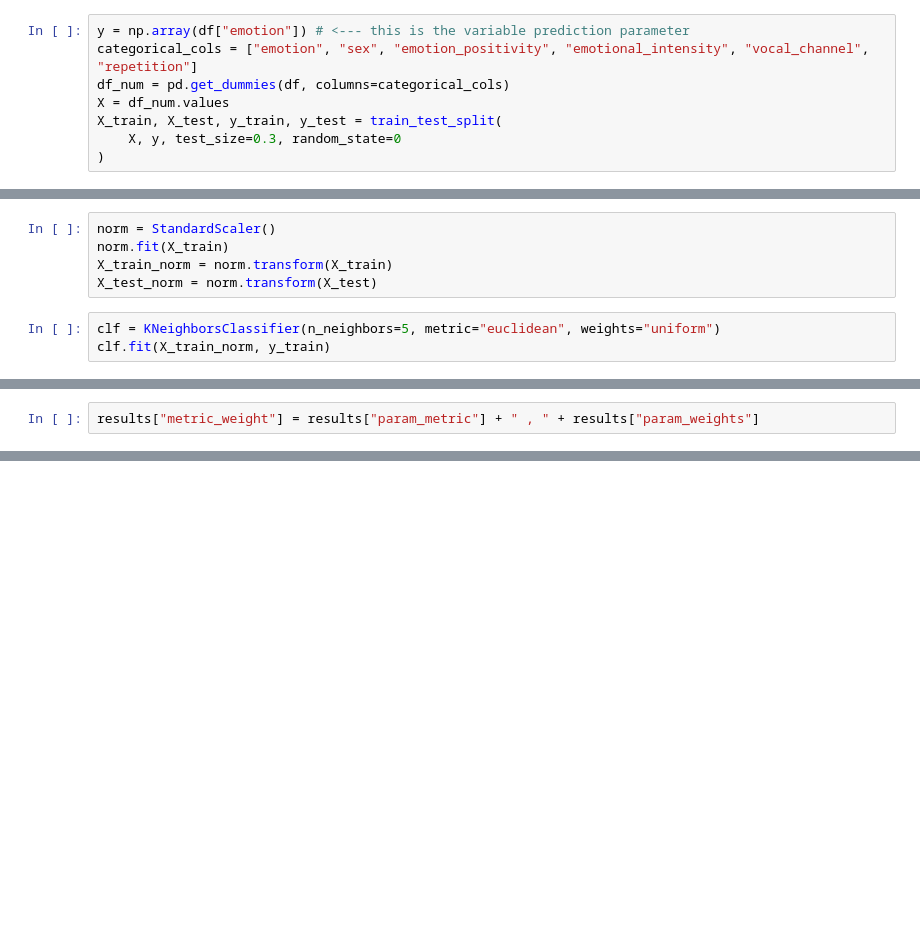
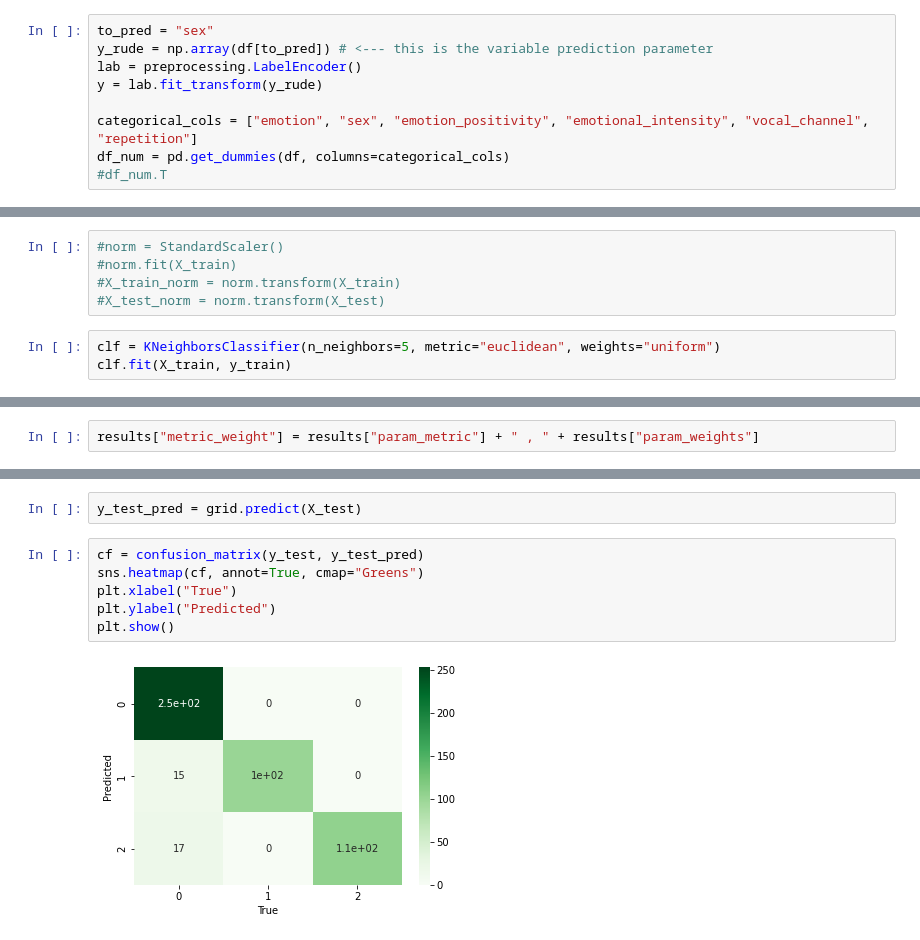
Before and after one commit to Claudio-95/DM22-23, a Jupyter notebook: Project_2nd_Napo.ipynb, the cells around one changed output, grey strips where cells are left out. Saved outputs shown, nothing was run; the diff lists cells and outputs as text; blank space fills up the shorter version.

```diff
--- a/Project_2nd_Napo.ipynb
+++ b/Project_2nd_Napo.ipynb
@@ -66,10 +54,11 @@ df["emotion_positivity"] = df["emotion"].map(get_emotion_positivity)
 ### To Predict
 emotion - emotion positivity - sex - emotional intensity
 # %%
-y = np.array(df["emotion"]) # <--- this is the variable prediction parameter
+to_pred = "sex"
+y_rude = np.array(df[to_pred]) # <--- this is the variable prediction parameter
+lab = preprocessing.LabelEncoder()
+y = lab.fit_transform(y_rude)
+
 categorical_cols = ["emotion", "sex", "emotion_positivity", "emotional_intensity", "vocal_channel", "repetition"]
 df_num = pd.get_dummies(df, columns=categorical_cols)
-X = df_num.values
-X_train, X_test, y_train, y_test = train_test_split(
-    X, y, test_size=0.3, random_state=0
-)
+#df_num.T
@@ -76,11 +70,11 @@ X_train, X_test, y_train, y_test = train_test_split(
 # %%
-norm = StandardScaler()
-norm.fit(X_train)
-X_train_norm = norm.transform(X_train)
-X_test_norm = norm.transform(X_test)
+#norm = StandardScaler()
+#norm.fit(X_train)
+#X_train_norm = norm.transform(X_train)
+#X_test_norm = norm.transform(X_test)
 # %%
 clf = KNeighborsClassifier(n_neighbors=5, metric="euclidean", weights="uniform")
-clf.fit(X_train_norm, y_train)
+clf.fit(X_train, y_train)
 # %% [output]
 KNeighborsClassifier(metric='euclidean')
 # %%
@@ -151,0 +182,10 @@ print(roc_auc_score(y_test, clf.predict_proba(X_test), multi_class="ovr", averag
+# %%
+y_test_pred = grid.predict(X_test)
+# %%
+cf = confusion_matrix(y_test, y_test_pred)
+sns.heatmap(cf, annot=True, cmap="Greens")
+plt.xlabel("True")
+plt.ylabel("Predicted")
+plt.show()
+# %% [output]
+[figure, added]
```
Also changed, not shown: parts of 13 cells of this notebook, 2 other files.
